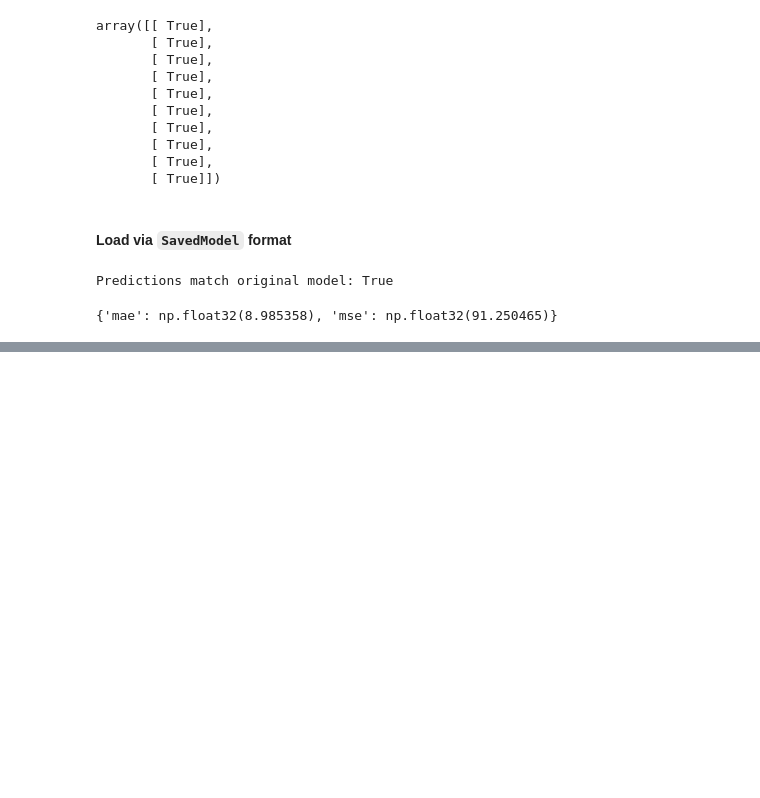
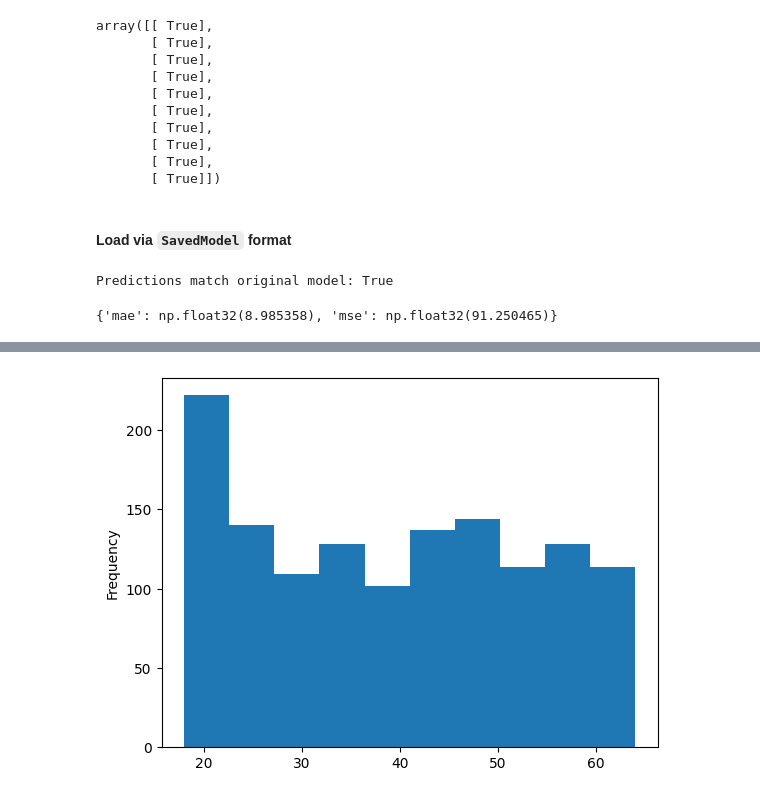
Before and after one commit to VED-PRAKA5H/TensorFlow-and-Deep-Learning, a Jupyter notebook: TF-NN-regression-1.2.ipynb, the cells around one changed output, grey strips where cells are left out. Drawn from its saved outputs; the diff is of its cells as text; code cells hidden in the pictures; blank space fills up the shorter version.

```diff
--- a/TF-NN-regression-1.2.ipynb
+++ b/TF-NN-regression-1.2.ipynb
@@ -889,0 +1152,4 @@ mae_mse(y_test, tf.squeeze(prediction_output))
+# %%
+# Load the data
+insurance = pd.read_csv("https://raw.githubusercontent.com/stedy/Machine-Learning-with-R-datasets/ff933238d9c30da179b7e3ad4b6ca938d67efc53/insurance.csv")
+insurance.head()
@@ -889,0 +1179,4 @@ mae_mse(y_test, tf.squeeze(prediction_output))
+# %%
+# Create X and y
+X = insurance.drop('charges', axis=1)
+y = insurance[['charges']]
@@ -889,0 +1257,4 @@ mae_mse(y_test, tf.squeeze(prediction_output))
+# %%
+X['age'].plot(kind='hist');
+# %% [output]
+[figure, added]
```
Also changed, not shown: parts of 44 cells of this notebook.
